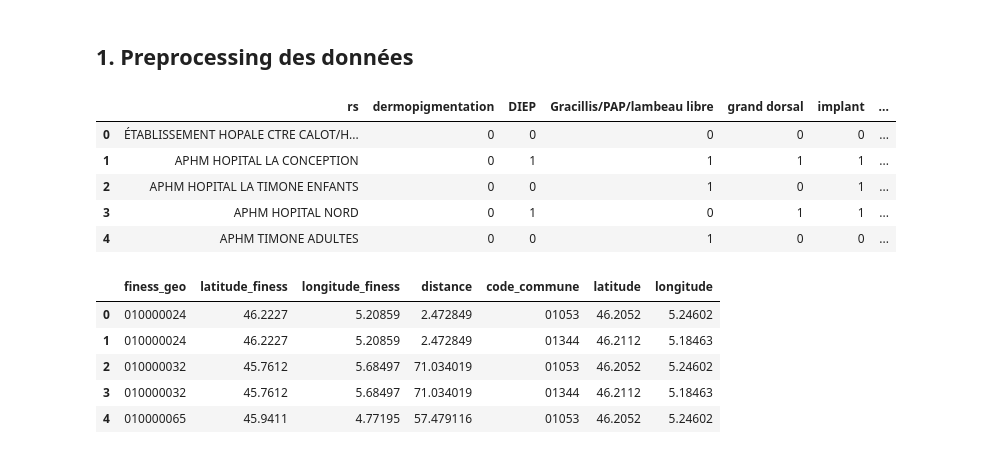
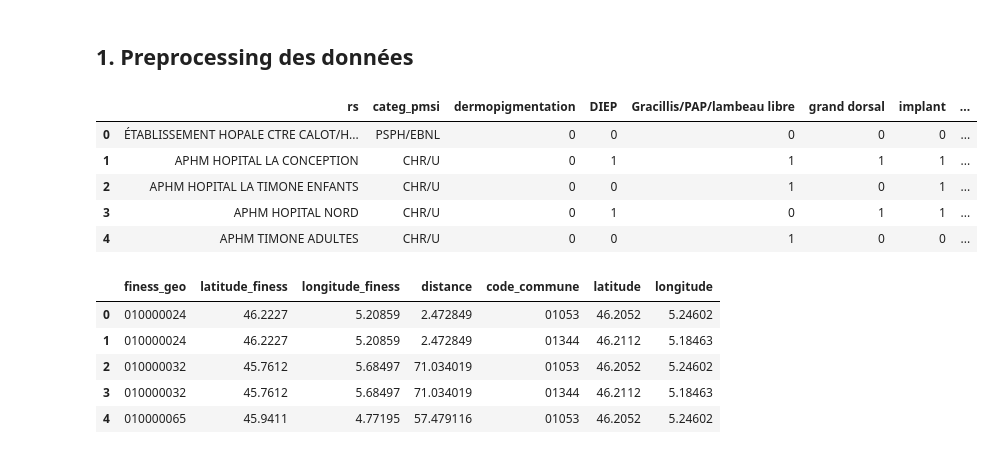
Before and after one commit to FontierZoe/Ma-reconstruction-mammire, a Jupyter notebook: notebooks/Algorithme de recommandation des centres de soins.ipynb, the cells around one changed output. Drawn from its saved outputs; the diff is of its cells as text; code cells hidden in the pictures.

```diff
--- a/notebooks/Algorithme de recommandation des centres de soins.ipynb
+++ b/notebooks/Algorithme de recommandation des centres de soins.ipynb
@@ -13,14 +13,14 @@ import seaborn as sns
 # %%
 #lecture table
 #base avec les variables concernant les établissements
-variable = pd.read_csv('bdd_finale.csv', encoding="latin", dtype={"finessGeoDP":str})
+variable = pd.read_csv('/Users/zoefontier/Desktop/01.Chirurgie reconstructive/01.data/ma-reconstruction-mammaire/data/bdd_finale.csv', encoding="latin", dtype={"finessGeoDP":str})
 variable.head()
 # %% [output]
-|  | rs | dermopigmentation | DIEP | Gracillis/PAP/lambeau libre | grand dorsal | implant | ... |
-| 0 | ÉTABLISSEMENT HOPALE CTRE CALOT/H... | 0 | 0 | 0 | 0 | 0 | ... |
-| 1 | APHM HOPITAL LA CONCEPTION | 0 | 1 | 1 | 1 | 1 | ... |
-| 2 | APHM HOPITAL LA TIMONE ENFANTS | 0 | 0 | 1 | 0 | 1 | ... |
-| 3 | APHM HOPITAL NORD | 0 | 1 | 0 | 1 | 1 | ... |
-| 4 | APHM TIMONE ADULTES | 0 | 0 | 1 | 0 | 0 | ... |
+|  | rs | categ_pmsi | dermopigmentation | DIEP | Gracillis/PAP/lambeau libre | grand dorsal | implant | ... |
+| 0 | ÉTABLISSEMENT HOPALE CTRE CALOT/H... | PSPH/EBNL | 0 | 0 | 0 | 0 | 0 | ... |
+| 1 | APHM HOPITAL LA CONCEPTION | CHR/U | 0 | 1 | 1 | 1 | 1 | ... |
+| 2 | APHM HOPITAL LA TIMONE ENFANTS | CHR/U | 0 | 0 | 1 | 0 | 1 | ... |
+| 3 | APHM HOPITAL NORD | CHR/U | 0 | 1 | 0 | 1 | 1 | ... |
+| 4 | APHM TIMONE ADULTES | CHR/U | 0 | 0 | 1 | 0 | 0 | ... |
 # %%
 #distance entre les communes et les centres
```
Also changed, not shown: parts of 23 cells of this notebook, 5 other files.
